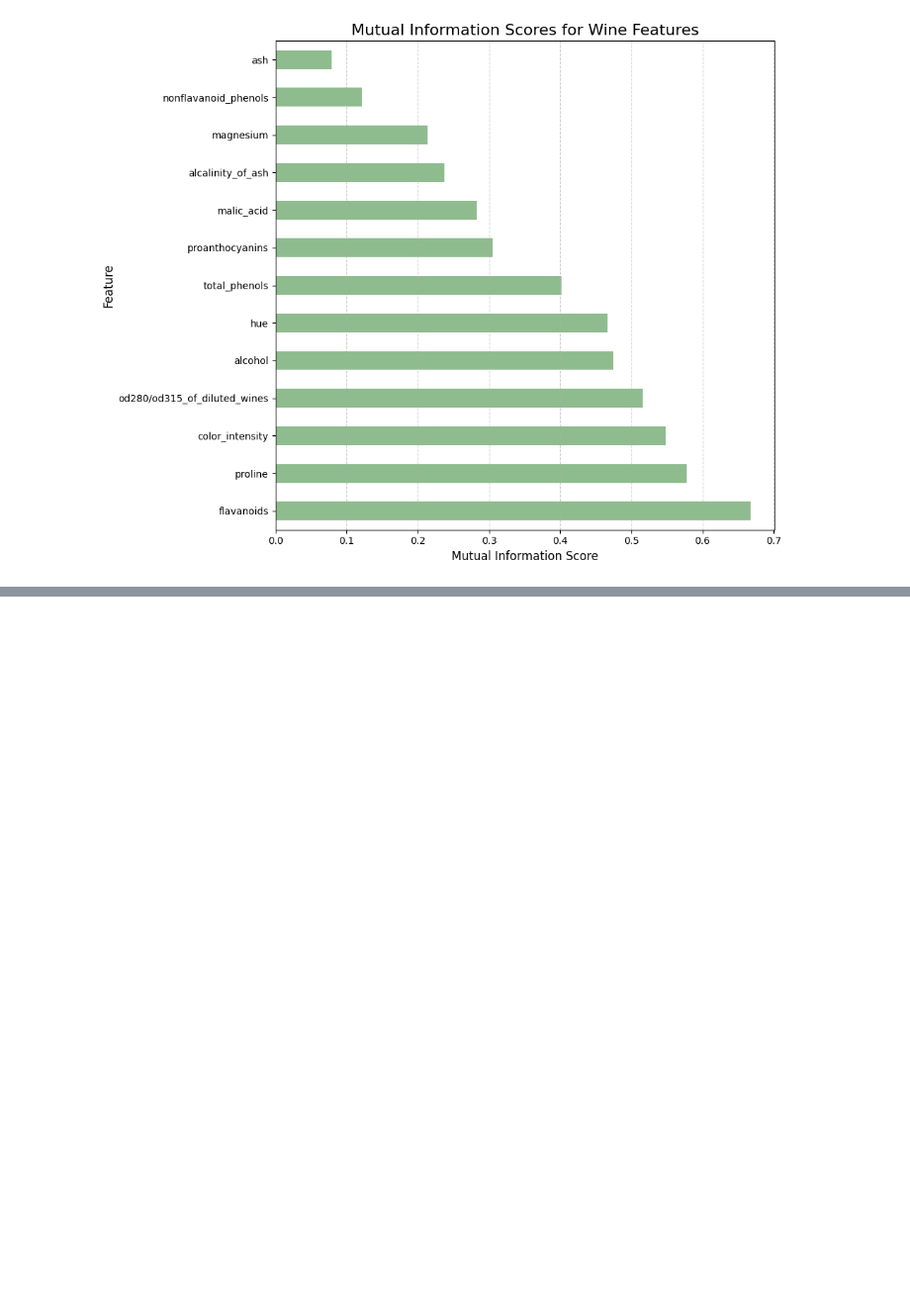
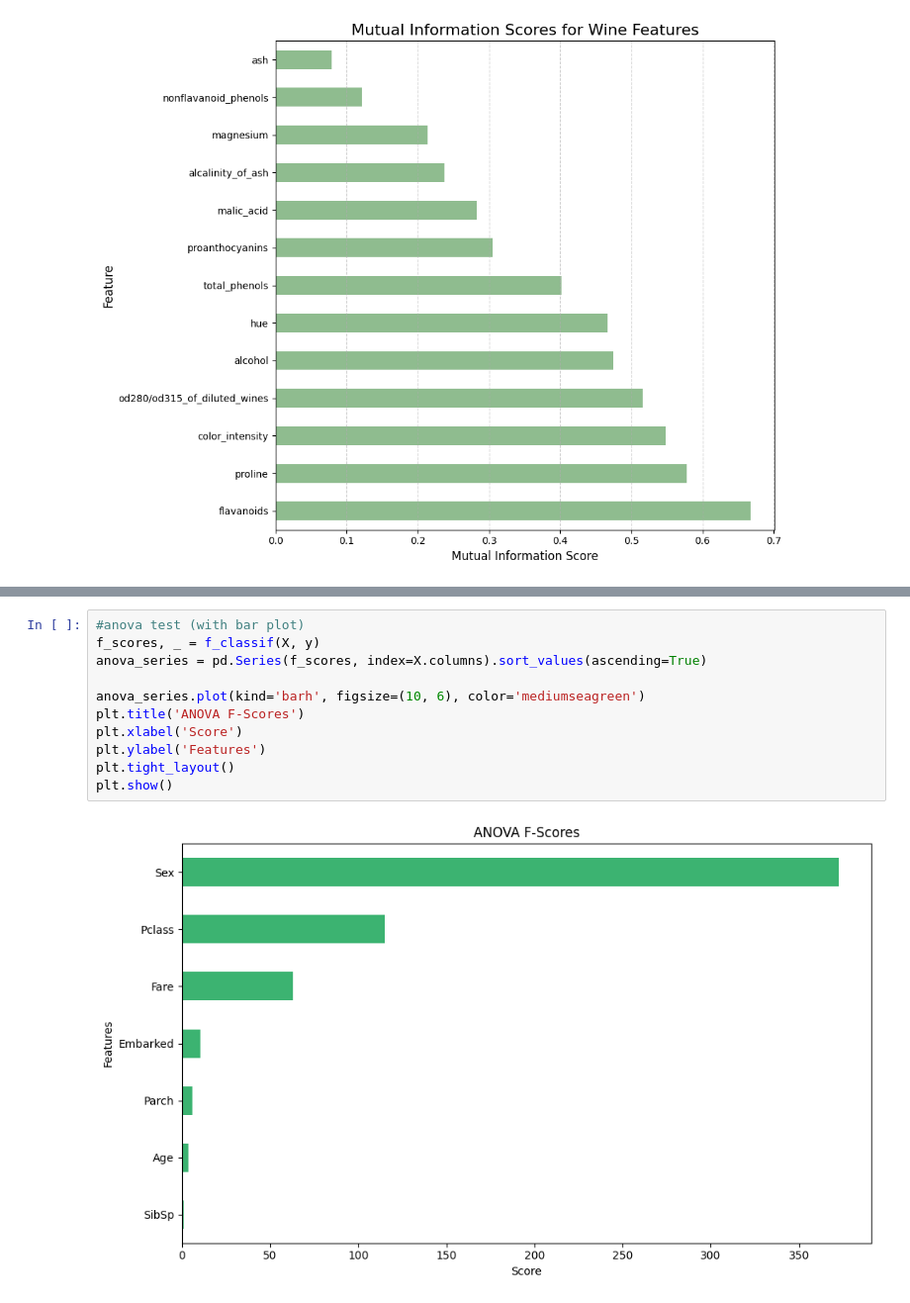
Before and after one commit to V4T5AV/ML, a Jupyter notebook: ML.ipynb, the cells around one changed output, grey strips where cells are left out. Shown at 99% size. Drawn from its saved outputs; the diff is of its cells as text; blank space fills up the shorter version.

```diff
--- a/ML.ipynb
+++ b/ML.ipynb
@@ -623,0 +763,13 @@ dtype: float64
+# %%
+#anova test (with bar plot)
+f_scores, _ = f_classif(X, y)
+anova_series = pd.Series(f_scores, index=X.columns).sort_values(ascending=True)
+
+anova_series.plot(kind='barh', figsize=(10, 6), color='mediumseagreen')
+plt.title('ANOVA F-Scores')
+plt.xlabel('Score')
+plt.ylabel('Features')
+plt.tight_layout()
+plt.show()
+# %% [output]
+[figure, added]
```
Also changed, not shown: parts of 12 cells of this notebook.
